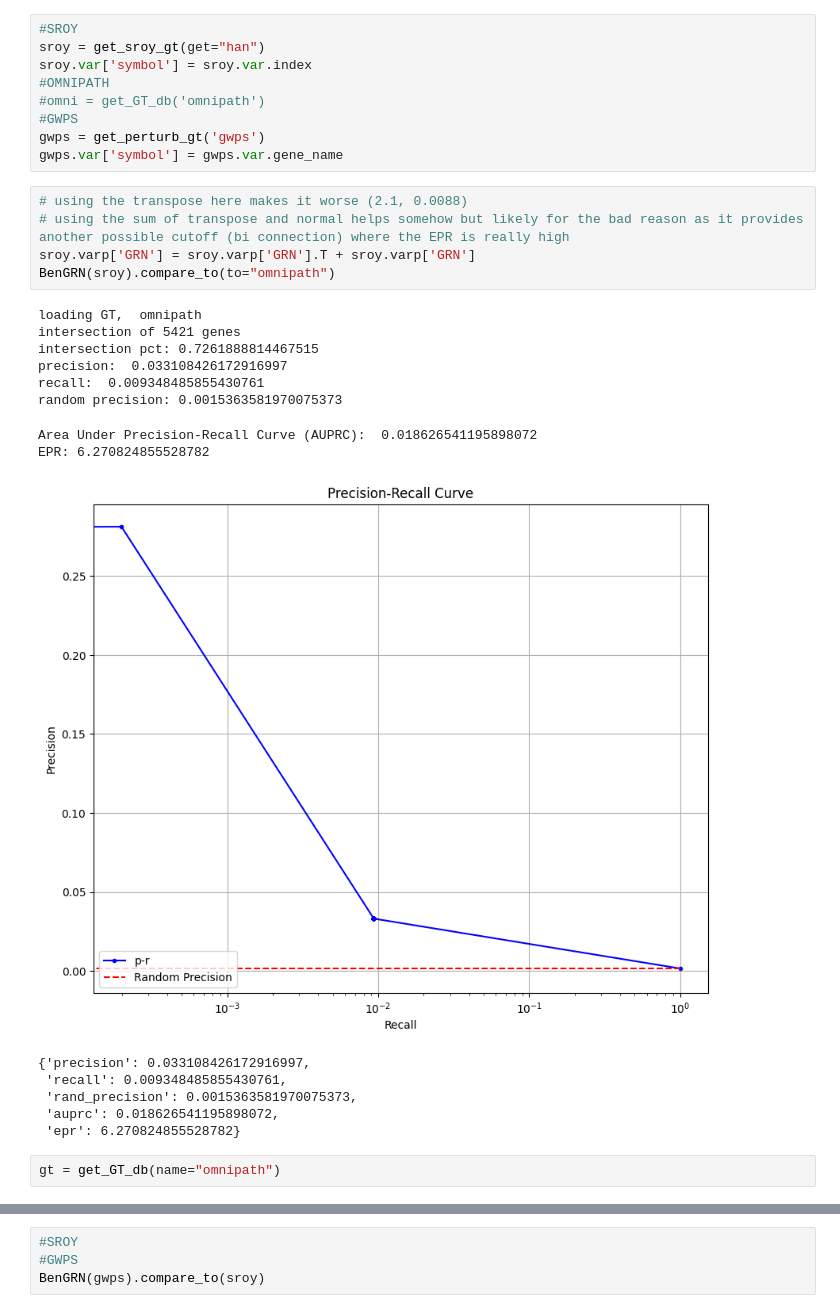
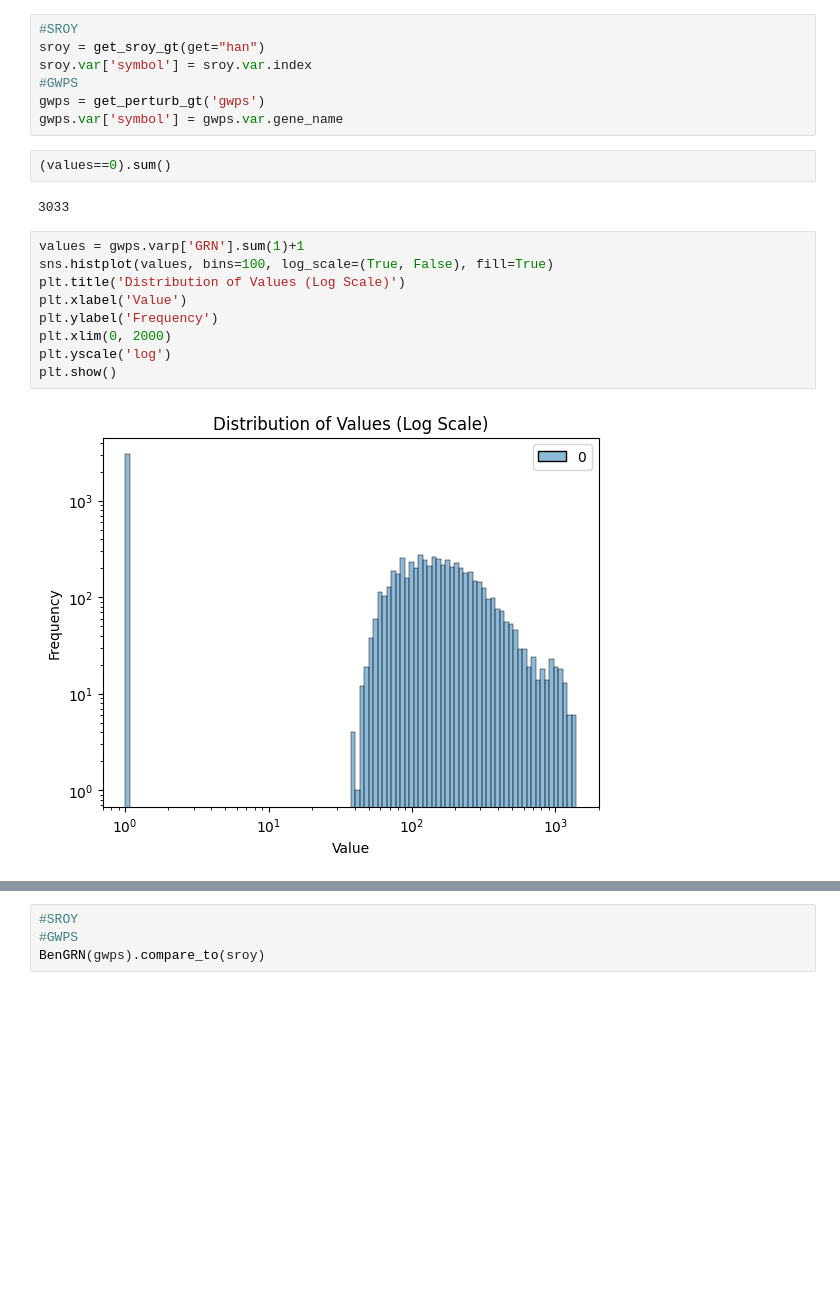
Before and after one commit to jkobject/scPRINT, a Jupyter notebook: notebooks/compare_groundtruths.ipynb, the cells around one changed output, grey strips where cells are left out. Cells and saved outputs as stored; diff of their text form; blank space fills up the shorter version.

```diff
--- a/notebooks/compare_groundtruths.ipynb
+++ b/notebooks/compare_groundtruths.ipynb
@@ -11,30 +129,21 @@ from bengrn import get_GT_db, get_perturb_gt, get_sroy_gt, BenGRN
 #SROY
 sroy = get_sroy_gt(get="han")
 sroy.var['symbol'] = sroy.var.index
-#OMNIPATH
-#omni = get_GT_db('omnipath')
 #GWPS
 gwps = get_perturb_gt('gwps')
 gwps.var['symbol'] = gwps.var.gene_name
-# %%
-# using the transpose here makes it worse (2.1, 0.0088)
-# using the sum of transpose and normal helps somehow but likely for the bad reason as it provides another possible cutoff (bi connection) where the EPR is really high
-sroy.varp['GRN'] = sroy.varp['GRN'].T + sroy.varp['GRN']
-BenGRN(sroy).compare_to(to="omnipath")
-# %% [output]
-loading GT,  omnipath
-intersection of 5421 genes
-intersection pct: 0.7261888814467515
-precision:  0.033108426172916997
-recall:  0.009348485855430761
-random precision: 0.0015363581970075373
-Area Under Precision-Recall Curve (AUPRC):  0.018626541195898072
-EPR: 6.270824855528782
-[figure, removed]
-{'precision': 0.033108426172916997,
- 'recall': 0.009348485855430761,
- 'rand_precision': 0.0015363581970075373,
- 'auprc': 0.018626541195898072,
- 'epr': 6.270824855528782}
-# %%
-gt = get_GT_db(name="omnipath")
+# %%
+(values==0).sum()
+# %% [output]
+3033
+# %%
+values = gwps.varp['GRN'].sum(1)+1
+sns.histplot(values, bins=100, log_scale=(True, False), fill=True)
+plt.title('Distribution of Values (Log Scale)')
+plt.xlabel('Value')
+plt.ylabel('Frequency')
+plt.xlim(0, 2000)
+plt.yscale('log')
+plt.show()
+# %% [output]
+[figure, added]
```
Also changed, not shown: parts of 37 cells of this notebook, 4 other files.
